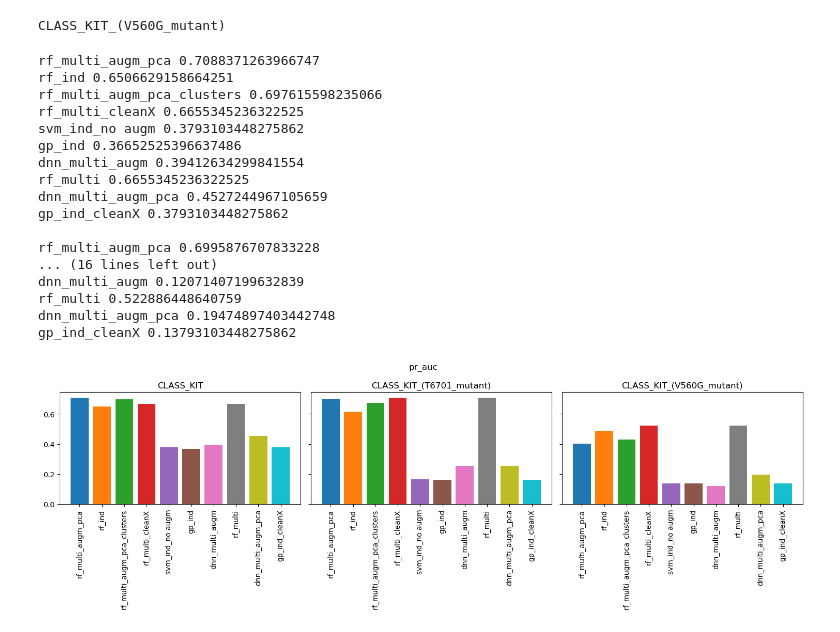
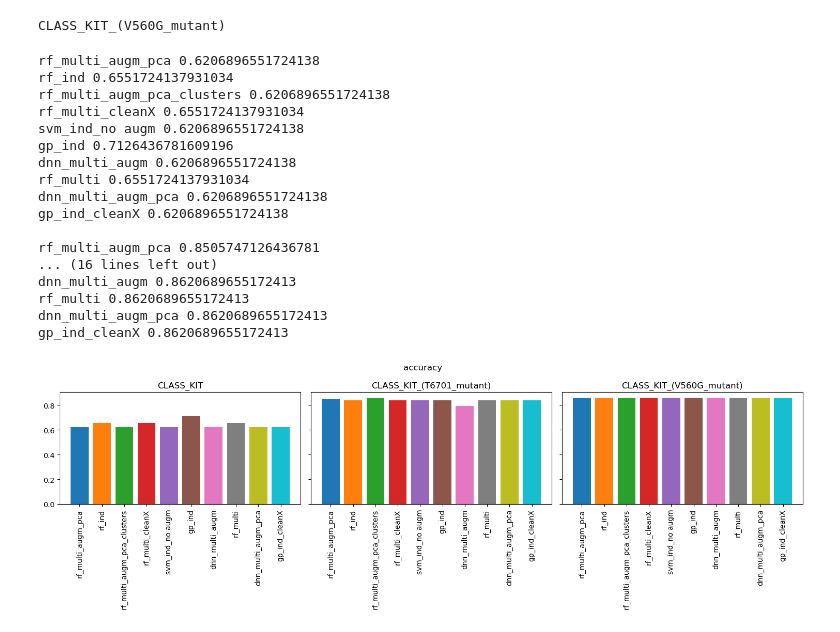
Before and after one commit to markf94/moml-2024-hackathon, a Jupyter notebook: ilya/scores.ipynb, the cells around one changed output. Cells and saved outputs as stored; diff of their text form; code cells hidden in the pictures.

```diff
--- a/ilya/scores.ipynb
+++ b/ilya/scores.ipynb
@@ -27,45 +27,45 @@ CLASS_KIT_(V560G_mutant)
 # %%
 import matplotlib.pyplot as plt
 import seaborn as sns
 
 def plot_score(score):
 
     fig, axes = plt.subplots(1, 3, figsize=(15, 5), sharey=True)
 
     for i in range(3):
         ax = axes[i]
         for data in all_json_data:
             ax.bar(data['name'], data['results'][i]['scores'][score])
             print(data['name'], data['results'][i]['scores'][score])
             ax.set_title(data['results'][i]['targetLabel'])
             ax.tick_params(axis='x', rotation=90)
         print()
     fig.suptitle(score)
     plt.tight_layout()
     plt.show()
 
-#plot_score('accuracy')
+plot_score('accuracy')
 #plot_score('f1')
 #plot_score('roc_auc')
-plot_score('pr_auc')
+#plot_score('pr_auc')
 #plot_score('mcc')
 #plot_score('cohen_kappa')
 # %% [output]
-rf_multi_augm_pca 0.7088371263966747
-rf_ind 0.6506629158664251
-rf_multi_augm_pca_clusters 0.697615598235066
-rf_multi_cleanX 0.6655345236322525
-svm_ind_no augm 0.3793103448275862
-gp_ind 0.36652525396637486
-dnn_multi_augm 0.39412634299841554
-rf_multi 0.6655345236322525
-dnn_multi_augm_pca 0.4527244967105659
-gp_ind_cleanX 0.3793103448275862
+rf_multi_augm_pca 0.6206896551724138
+rf_ind 0.6551724137931034
+rf_multi_augm_pca_clusters 0.6206896551724138
+rf_multi_cleanX 0.6551724137931034
+svm_ind_no augm 0.6206896551724138
+gp_ind 0.7126436781609196
+dnn_multi_augm 0.6206896551724138
+rf_multi 0.6551724137931034
+dnn_multi_augm_pca 0.6206896551724138
+gp_ind_cleanX 0.6206896551724138
 
-rf_multi_augm_pca 0.6995876707833228
+rf_multi_augm_pca 0.8505747126436781
 ... (16 lines left out)
-dnn_multi_augm 0.12071407199632839
-rf_multi 0.522886448640759
-dnn_multi_augm_pca 0.19474897403442748
-gp_ind_cleanX 0.13793103448275862
+dnn_multi_augm 0.8620689655172413
+rf_multi 0.8620689655172413
+dnn_multi_augm_pca 0.8620689655172413
+gp_ind_cleanX 0.8620689655172413
-[figure, old version]
+[figure, new version]
```
Also changed, not shown: 2 other files.
